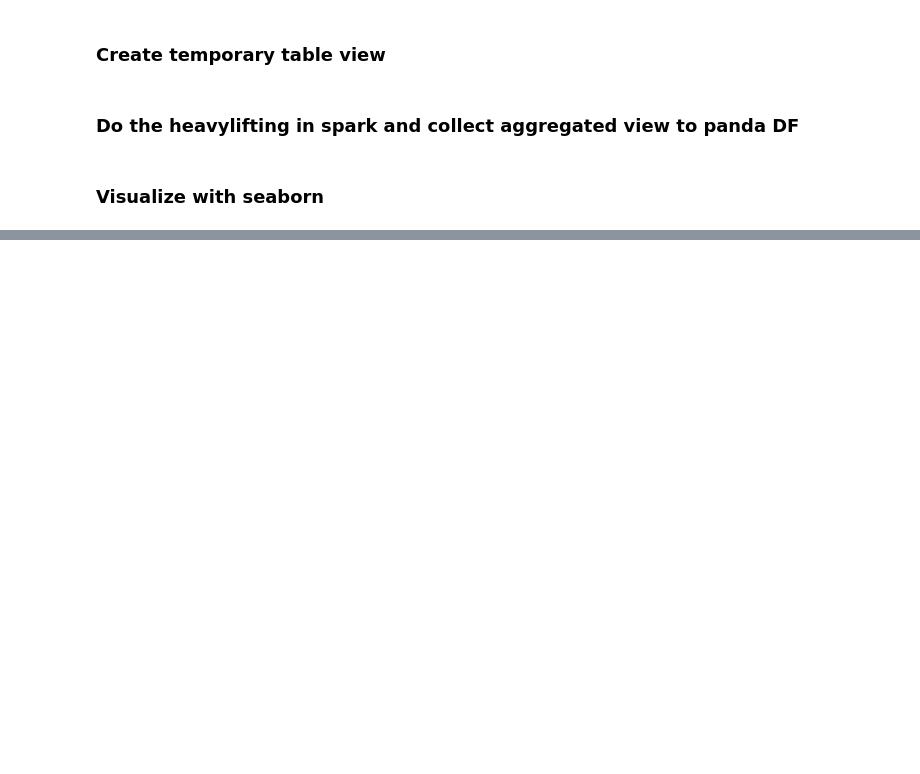
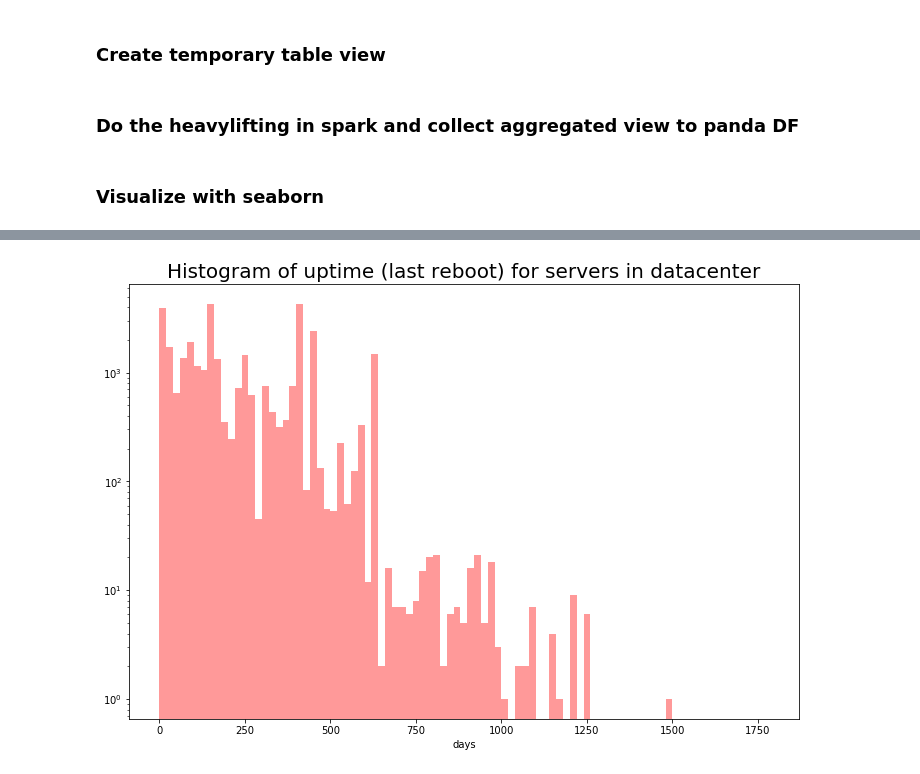
Before and after one commit to prasanthkothuri/swan-spark-notebooks, a Jupyter notebook: analytix-hostmetrics-example.ipynb, the cells around one changed output, grey strips where cells are left out. Saved outputs shown, nothing was run; the diff lists cells and outputs as text; code cells hidden in the pictures; blank space fills up the shorter version.

```diff
--- a/analytix-hostmetrics-example.ipynb
+++ b/analytix-hostmetrics-example.ipynb
@@ -85,0 +90,17 @@ Text(0.5,1,u'Heatmap of loadAvg for NXCals service on 22nd April 2018')
+# %%
+# processing in spark
+df_uptime_pandas = spark.sql("SELECT  host, round(max(value)/60/60/24) as days \
+                              FROM uptime \
+                               WHERE dayofmonth(from_unixtime(timestamp / 1000, 'yyyy-MM-dd HH:mm:ss')) = 14 \
+                               AND hour(from_unixtime(timestamp / 1000, 'yyyy-MM-dd HH:mm:ss')) = 12 \
+                               GROUP BY host")\
+                    .toPandas()
+# %%
+# visualize with seaborn
+# histogram of uptime (last reboot)
+plt.figure(figsize=(12, 8))
+ax = sns.distplot(df_uptime_pandas['days'], kde=False, color='red', bins=range(0, 1800, 20))
+ax.set_title("Histogram of uptime (last reboot) for servers in datacenter", fontsize=20)
+ax.set_yscale('log')
+# %% [output]
+[figure, added]
```
Also changed, not shown: parts of 13 cells of this notebook.
